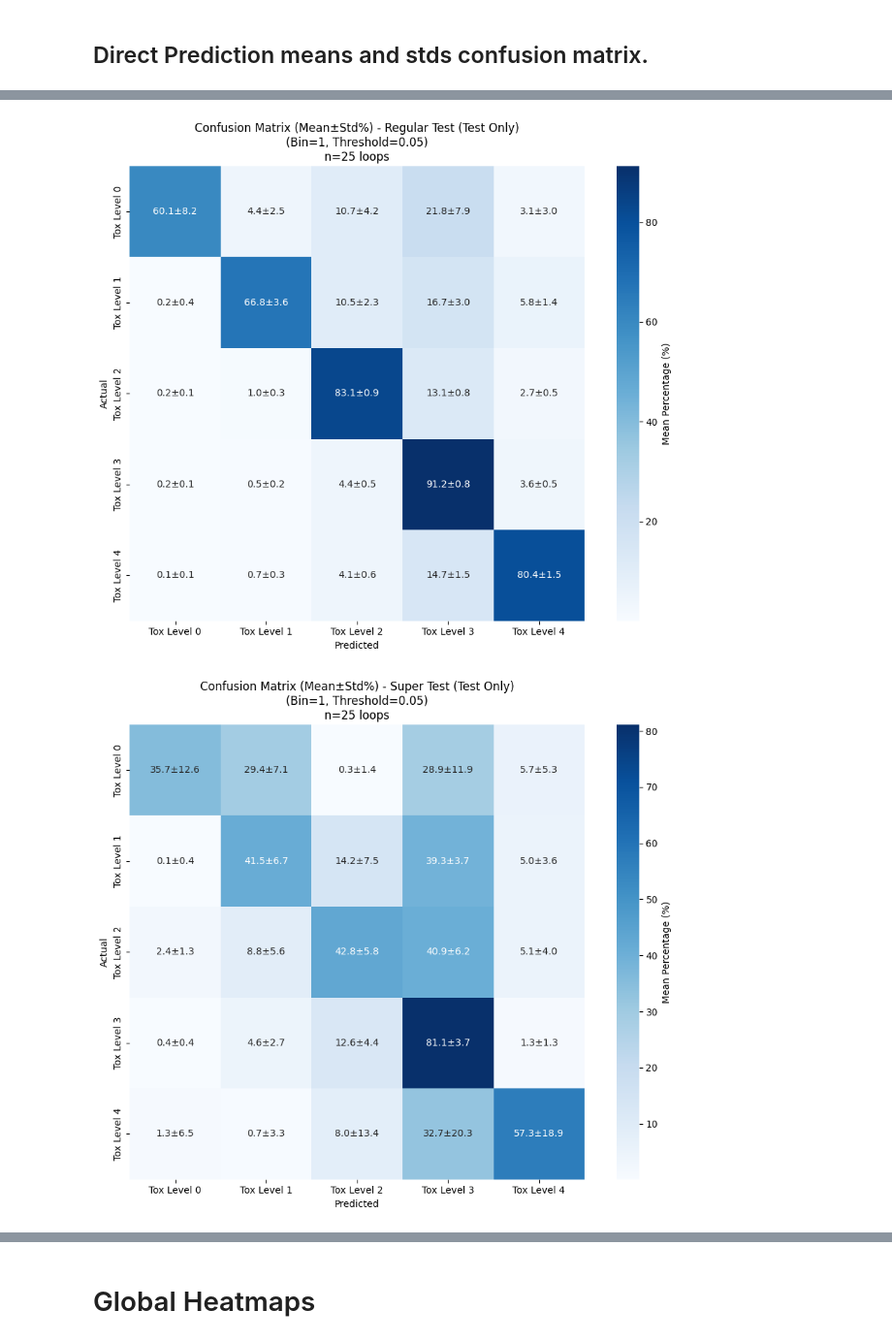
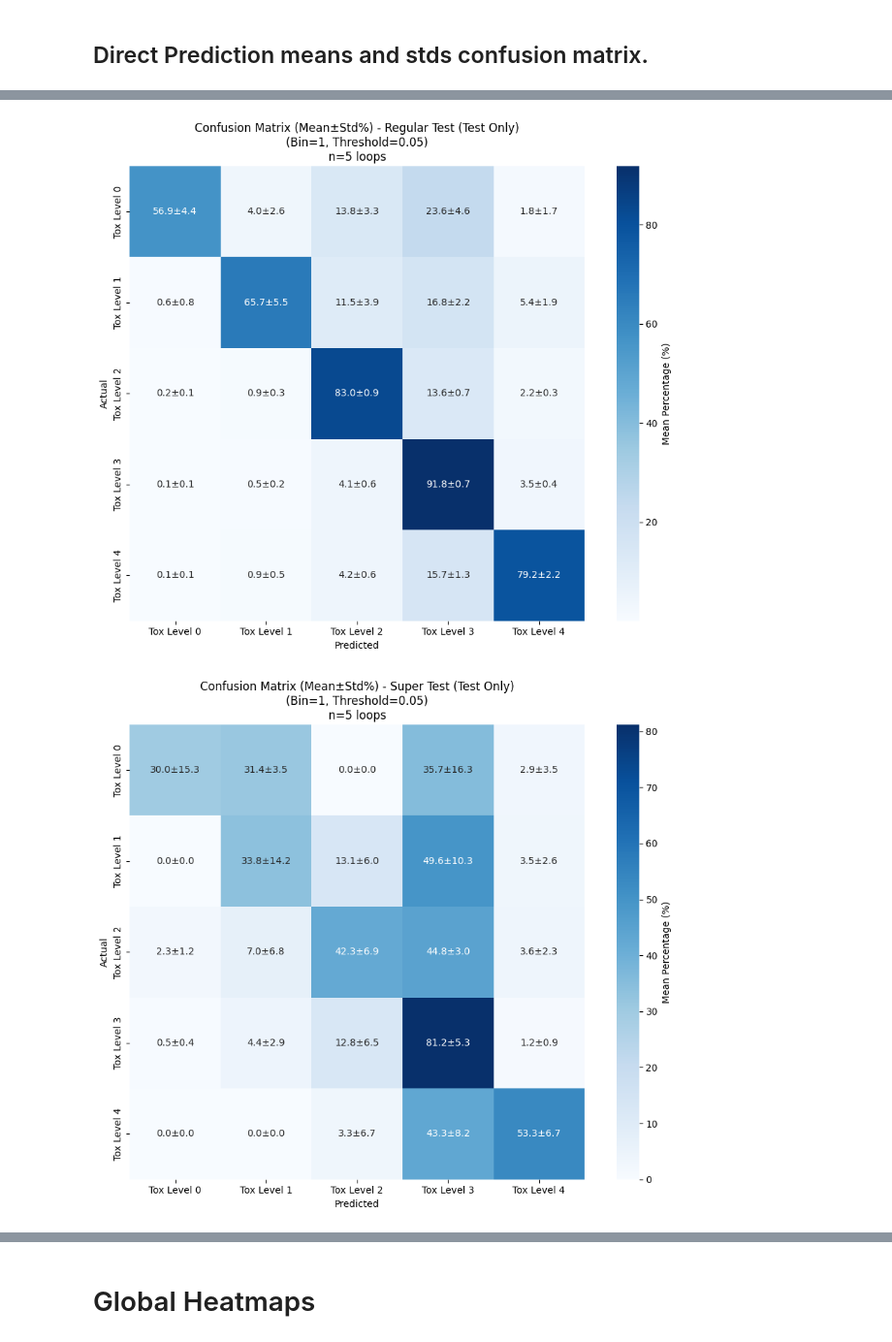
Before and after one commit to DashLLipsey/PREDICT-MIT-LL, a Jupyter notebook: Notebooks/2_step_model_confusion_and_heatmaps.ipynb, the cells around one changed output, grey strips where cells are left out. Shown at 97% size. Drawn from its saved outputs; the diff is of its cells as text; code cells hidden in the pictures.

```diff
--- a/Notebooks/2_step_model_confusion_and_heatmaps.ipynb
+++ b/Notebooks/2_step_model_confusion_and_heatmaps.ipynb
@@ -3102,26 +3102,26 @@ create_confusion_matrix_general_mean_std(
     test_in=True,
     train_in=False,
     save_plots=False,
-    num_loops=None) # None for all
+    num_loops=5) # None for all
 # %% [output]
-[figure, old version]
+[figure, new version]
 # %%
 # Regular Super Test Direct Prediction Confusion Matrix
 create_confusion_matrix_general_mean_std(
     folder_path='/home/dlipsey/MITLincolnLabs/MIT_LL_data/regular_classifier_loop_super_test',
     bin_val=1,
     threshold_val=0.05,
     pred_class_col='direct_tox_pred_class',
     response_col='Response',
     train_col='train',
     file_prefix='direct_tox',
     use_super_test=True,
     test_in=True,
     train_in=False,
     save_plots=False,
-    num_loops=None) # None for all
+    num_loops=5) # None for all
 # %% [output]
-[figure, old version]
+[figure, new version]
 # %%
 # Synthetic Ablation Super Test Direct Prediction Confusion Matrix
 create_confusion_matrix_general_mean_std(
```
Also changed, not shown: parts of 11 cells of this notebook, 5 other files.
